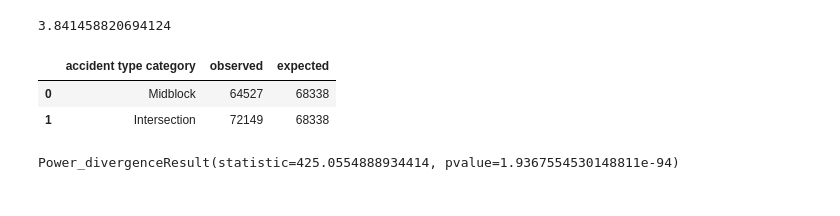
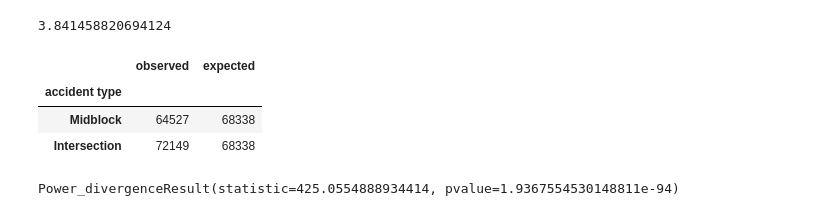
Before and after one commit to NZeinali/project_one, a Jupyter notebook: crash_final.ipynb, the cells around one changed output. Drawn from its saved outputs; the diff is of its cells as text; code cells hidden in the pictures.

```diff
--- a/crash_final.ipynb
+++ b/crash_final.ipynb
@@ -143,17 +159,20 @@ critical_value
 # %%
 accident_type_data = traffic_df.groupby('ACCIDENT_TYPE').count()['ACC_ID']
 accident_type_df = pd.DataFrame(accident_type_data)
 accident_type_df
 
 accident_stats = pd.DataFrame({
-    "accident type category":["Midblock", "Intersection"],
+    "accident type":["Midblock", "Intersection"],
     "observed":[midblock_count, intersection_count],
     "expected":[68338, 68338],})
+
+accident_stats=accident_stats.set_index("accident type")
 accident_stats
 # %% [output]
-|  | accident type category | observed | expected |
-| 0 | Midblock | 64527 | 68338 |
-| 1 | Intersection | 72149 | 68338 |
+|  | observed | expected |
+| accident type |  |  |
+| Midblock | 64527 | 68338 |
+| Intersection | 72149 | 68338 |
 # %%
 st.chisquare(accident_stats['observed'], accident_stats['expected'])
 
```
Also changed, not shown: parts of 4 cells of this notebook, 4 other files.
